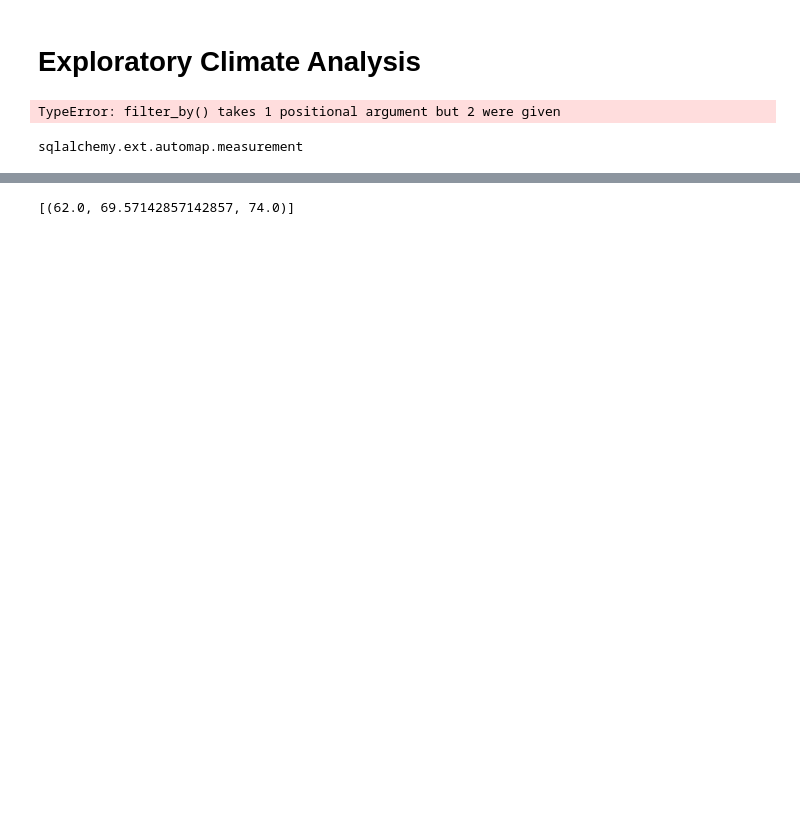
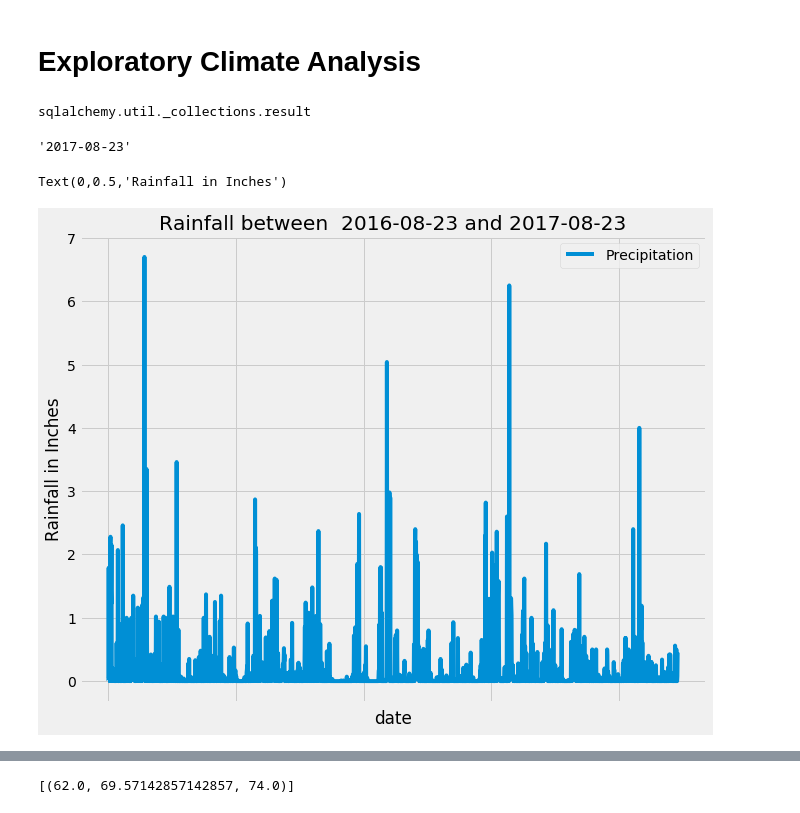
Before and after one commit to XanderRoy/SQL-Alchemy-Climate, a Jupyter notebook: climate_starter.ipynb, the cells around one changed output, grey strips where cells are left out. Saved outputs shown, nothing was run; the diff lists cells and outputs as text; code cells hidden in the pictures; blank space fills up the shorter version.

```diff
--- a/climate_starter.ipynb
+++ b/climate_starter.ipynb
@@ -53,20 +64,38 @@ tobs FLOAT
 # %% [markdown]
 # Exploratory Climate Analysis
+# %%
+type(most_recent_date)
+# %% [output]
+sqlalchemy.util._collections.result
+# %%
+most_recent_date
+# %% [output]
+'2017-08-23'
 # %%
 # Design a query to retrieve the last 12 months of precipitation data and plot the results
-year_2017 = session.query(Measurement).filter_by('date').like(2017).count()
+most_recent_date = session.query(Measurement.date).order_by(desc(Measurement.date)).first()
+most_recent_date= (dt.datetime.strptime(most_recent_date[0], '%Y-%m-%d')).strftime("%Y-%m-%d")
+
 # Calculate the date 1 year ago from the last data point in the database
+most_recent_date
+one_year_date = ('2016-08-23')
 
 # Perform a query to retrieve the data and precipitation scores
+one_year_rain = session.query(Measurement.date, Measurement.prcp).filter(
+                                    Measurement.date.between(one_year_date,most_recent_date)).all();
 
 # Save the query results as a Pandas DataFrame and set the index to the date column
+one_year_rain = pd.DataFrame(one_year_rain).set_index('date')
+one_year_rain = one_year_rain.rename(columns={'prcp': 'Precipitation'})
+one_year_rain = one_year_rain.fillna(0)
 
 # Sort the dataframe by date
+one_year_rain.sort_values(by='date',inplace=True)
 
 # Use Pandas Plotting with Matplotlib to plot the data
+ax = one_year_rain.plot(kind='line', figsize=(10,8),
+                               title = "Rainfall between  2016-08-23 and 2017-08-23")
+ax.set_ylabel("Rainfall in Inches")
 # %% [output]
-TypeError: filter_by() takes 1 positional argument but 2 were given
+Text(0,0.5,'Rainfall in Inches')
+[figure, added]
-# %%
-Measurement
-# %% [output]
-sqlalchemy.ext.automap.measurement
```
Also changed, not shown: parts of 22 cells of this notebook.
